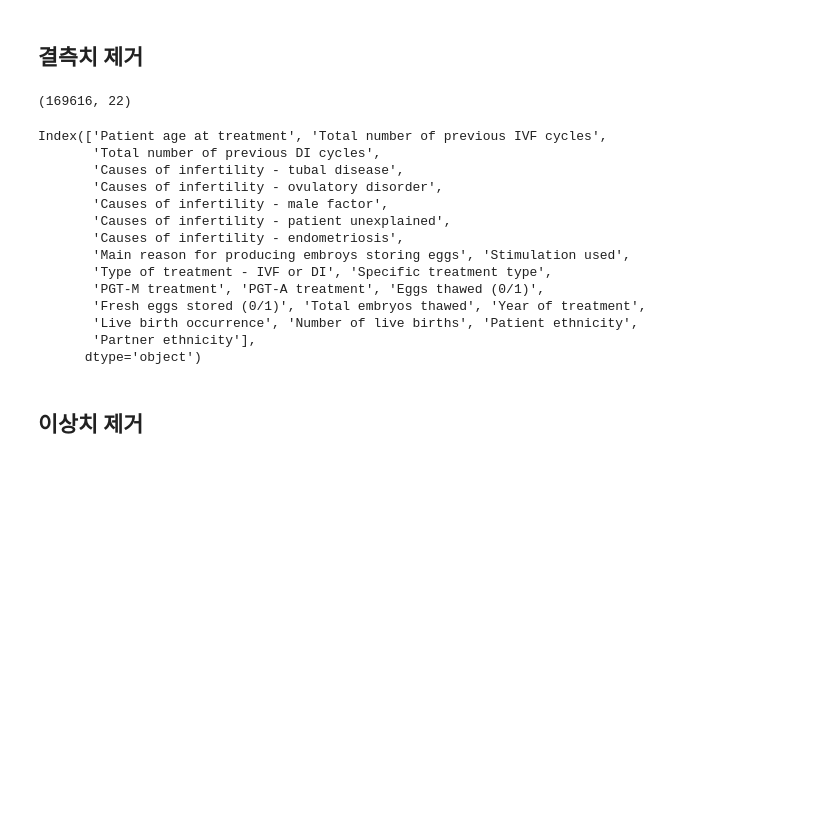
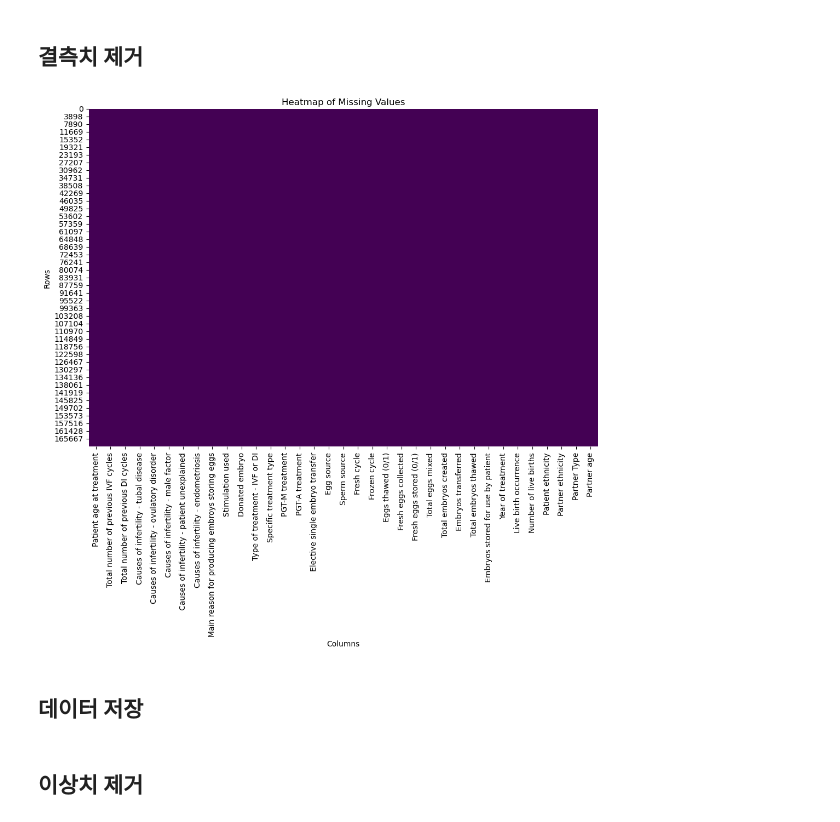
Before and after one commit to helloNarehase/LG_Aimers_2025, a Jupyter notebook: data_process.ipynb, the cells around one changed output. Drawn from its saved outputs; the diff is of its cells as text; code cells hidden in the pictures; blank space fills up the shorter version.

```diff
--- a/data_process.ipynb
+++ b/data_process.ipynb
@@ -15,24 +182,16 @@ len(column_list)
 # %% [markdown]
 ## 결측치 제거
-# %%
-df_cleaned = df.dropna(axis=1)
-print(df_cleaned.shape)
-# %% [output]
-(169616, 22)
-# %%
-df_cleaned.columns
-# %% [output]
-Index(['Patient age at treatment', 'Total number of previous IVF cycles',
-       'Total number of previous DI cycles',
-       'Causes of infertility - tubal disease',
-       'Causes of infertility - ovulatory disorder',
-       'Causes of infertility - male factor',
-       'Causes of infertility - patient unexplained',
-       'Causes of infertility - endometriosis',
-       'Main reason for producing embroys storing eggs', 'Stimulation used',
-       'Type of treatment - IVF or DI', 'Specific treatment type',
-       'PGT-M treatment', 'PGT-A treatment', 'Eggs thawed (0/1)',
-       'Fresh eggs stored (0/1)', 'Total embryos thawed', 'Year of treatment',
-       'Live birth occurrence', 'Number of live births', 'Patient ethnicity',
-       'Partner ethnicity'],
-      dtype='object')
+# %%
+df_filtered= df_filtered.dropna(subset=numerical_columns)
+# %%
+# 숫자형형 열 지운 결측치 히트맵 그리기
+plt.figure(figsize=(12, 8))
+sns.heatmap(df_filtered.isnull(), cbar=False, cmap='viridis')
+plt.title('Heatmap of Missing Values')
+plt.xlabel('Columns')
+plt.ylabel('Rows')
+plt.show()
+# %% [output]
+[figure, added]
+# %% [markdown]
+## 데이터 저장
```
Also changed, not shown: parts of 16 cells of this notebook.
